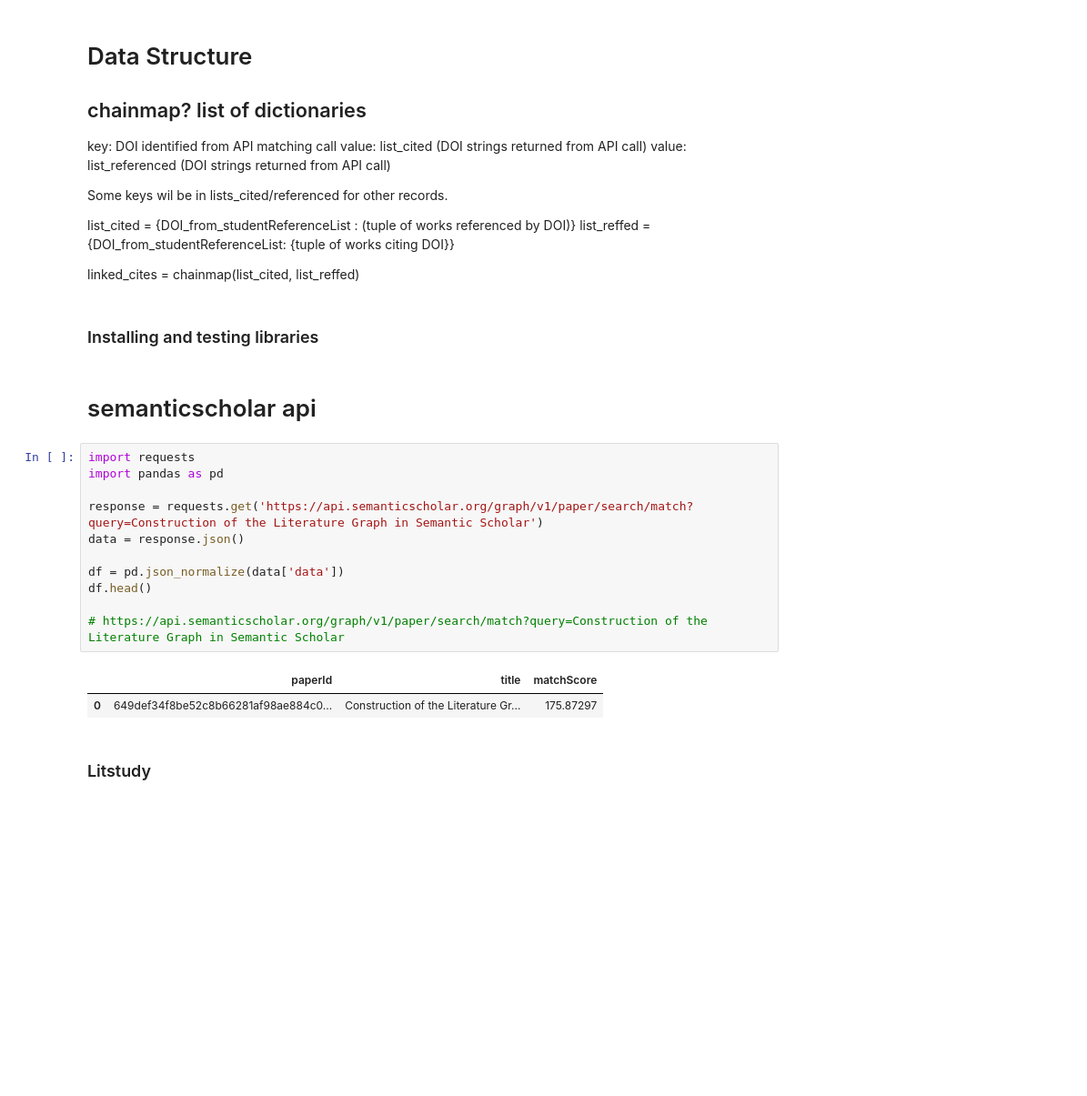
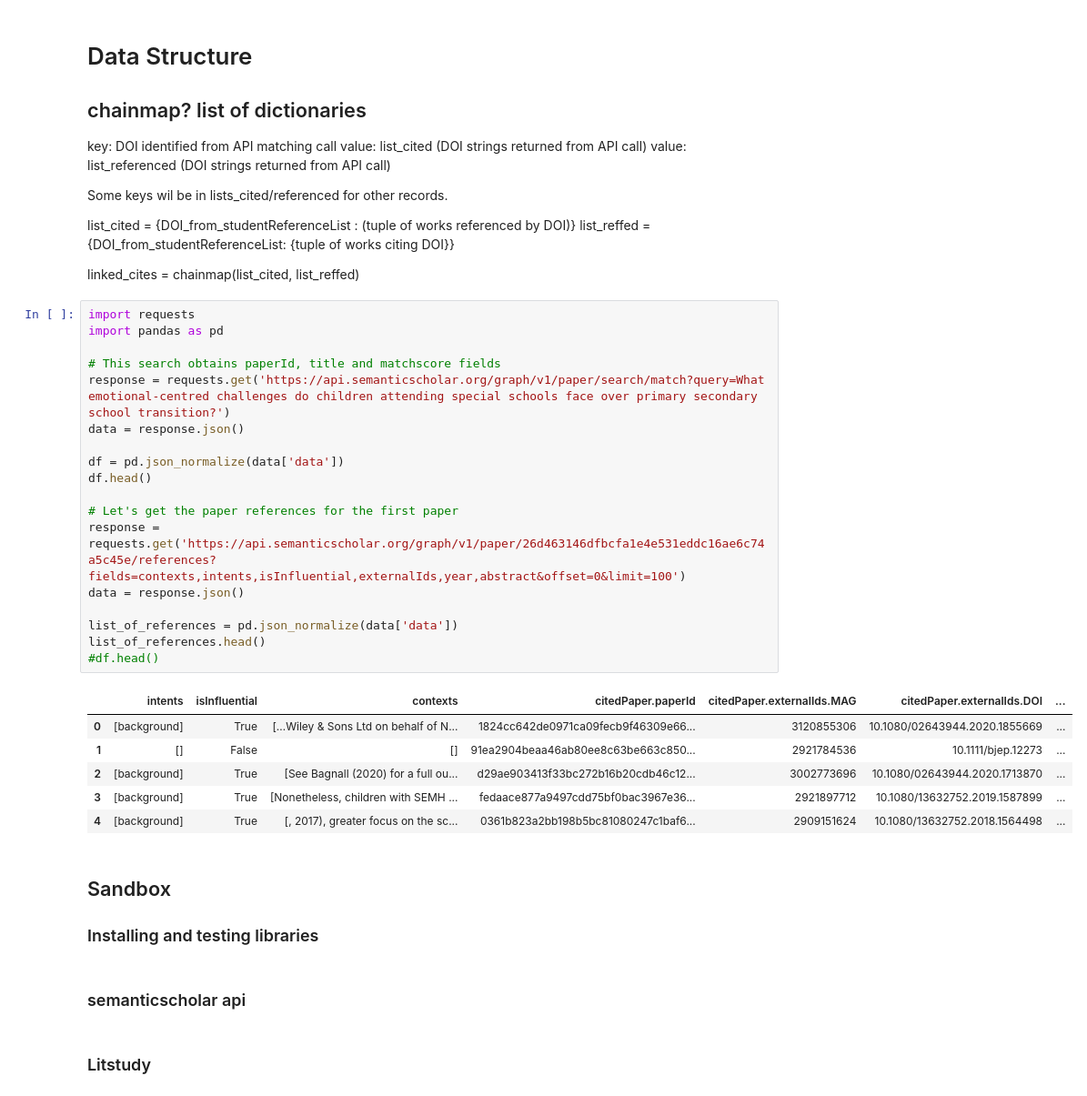
Before and after one commit to darrengarside/DAML_FinalProject, a Jupyter notebook: DAML_finalProject_development.ipynb, the cells around one changed output. Shown at 91% size. Cells and saved outputs as stored; diff of their text form; blank space fills up the shorter version.

Commit message:
playing with API - data structures

```diff
--- a/DAML_finalProject_development.ipynb
+++ b/DAML_finalProject_development.ipynb
@@ -71,24 +71,36 @@ list_cited = {DOI_from_studentReferenceList : (tuple of works referenced by DOI)
 list_reffed = {DOI_from_studentReferenceList: {tuple of works citing DOI}}
 
 linked_cites = chainmap(list_cited, list_reffed)
+# %%
+import requests
+import pandas as pd
+
+# This search obtains paperId, title and matchscore fields
+response = requests.get('https://api.semanticscholar.org/graph/v1/paper/search/match?query=What emotional-centred challenges do children attending special schools face over primary secondary school transition?')
+data = response.json()
+
+df = pd.json_normalize(data['data'])
+df.head()
+
+# Let's get the paper references for the first paper
+response = requests.get('https://api.semanticscholar.org/graph/v1/paper/26d463146dfbcfa1e4e531eddc16ae6c74a5c45e/references?fields=contexts,intents,isInfluential,externalIds,year,abstract&offset=0&limit=100')
+data = response.json()
+
+list_of_references = pd.json_normalize(data['data'])
+list_of_references.head()
+#df.head()
+# %% [output]
+|  | intents | isInfluential | contexts | citedPaper.paperId | citedPaper.externalIds.MAG | citedPaper.externalIds.DOI | ... |
+| 0 | [background] | True | […Wiley & Sons Ltd on behalf of N... | 1824cc642de0971ca09fecb9f46309e66... | 3120855306 | 10.1080/02643944.2020.1855669 | ... |
+| 1 | [] | False | [] | 91ea2904beaa46ab80ee8c63be663c850... | 2921784536 | 10.1111/bjep.12273 | ... |
+| 2 | [background] | True | [See Bagnall (2020) for a full ou... | d29ae903413f33bc272b16b20cdb46c12... | 3002773696 | 10.1080/02643944.2020.1713870 | ... |
+| 3 | [background] | True | [Nonetheless, children with SEMH ... | fedaace877a9497cdd75bf0bac3967e36... | 2921897712 | 10.1080/13632752.2019.1587899 | ... |
+| 4 | [background] | True | [, 2017), greater focus on the sc... | 0361b823a2bb198b5bc81080247c1baf6... | 2909151624 | 10.1080/13632752.2018.1564498 | ... |
 # %% [markdown]
+## Sandbox
 ### Installing and testing libraries
 # %% [markdown]
-# semanticscholar api
+### semanticscholar api
-# %%
-import requests
-import pandas as pd
-
-response = requests.get('https://api.semanticscholar.org/graph/v1/paper/search/match?query=Construction of the Literature Graph in Semantic Scholar')
-data = response.json()
-
-df = pd.json_normalize(data['data'])
-df.head()
-
-# https://api.semanticscholar.org/graph/v1/paper/search/match?query=Construction of the Literature Graph in Semantic Scholar
-# %% [output]
-|  | paperId | title | matchScore |
-| 0 | 649def34f8be52c8b66281af98ae884c0... | Construction of the Literature Gr... | 175.87297 |
 # %% [markdown]
 ### Litstudy
 # %%
```
